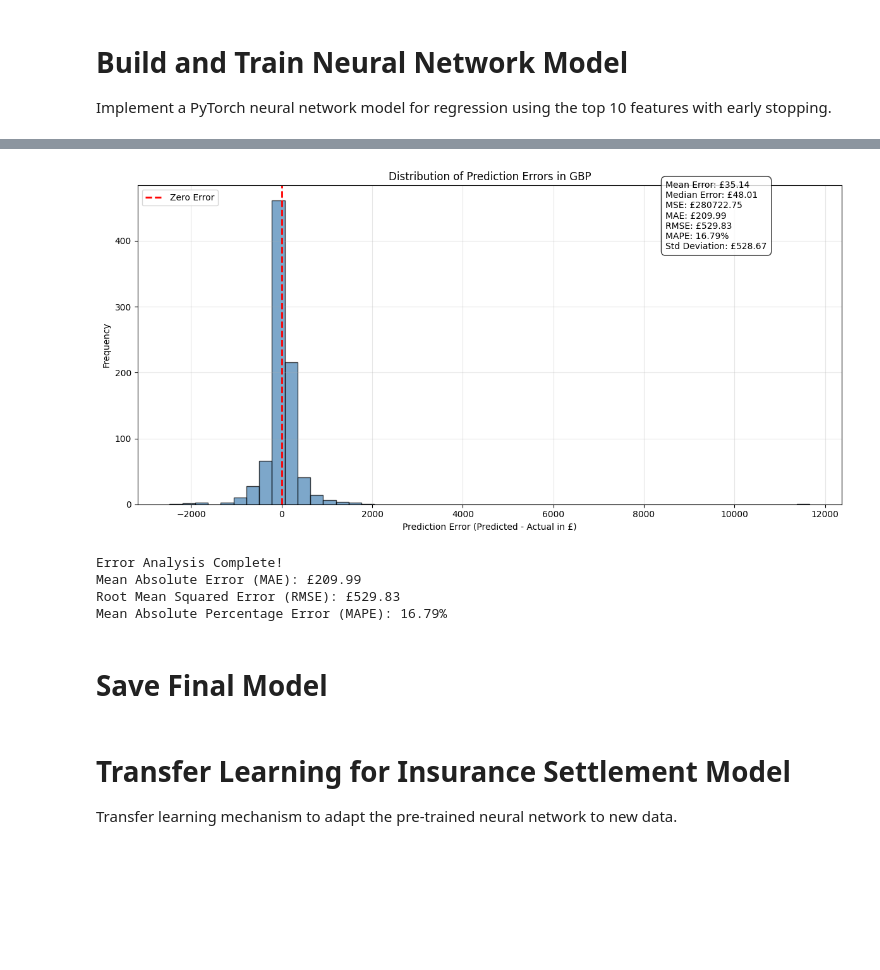
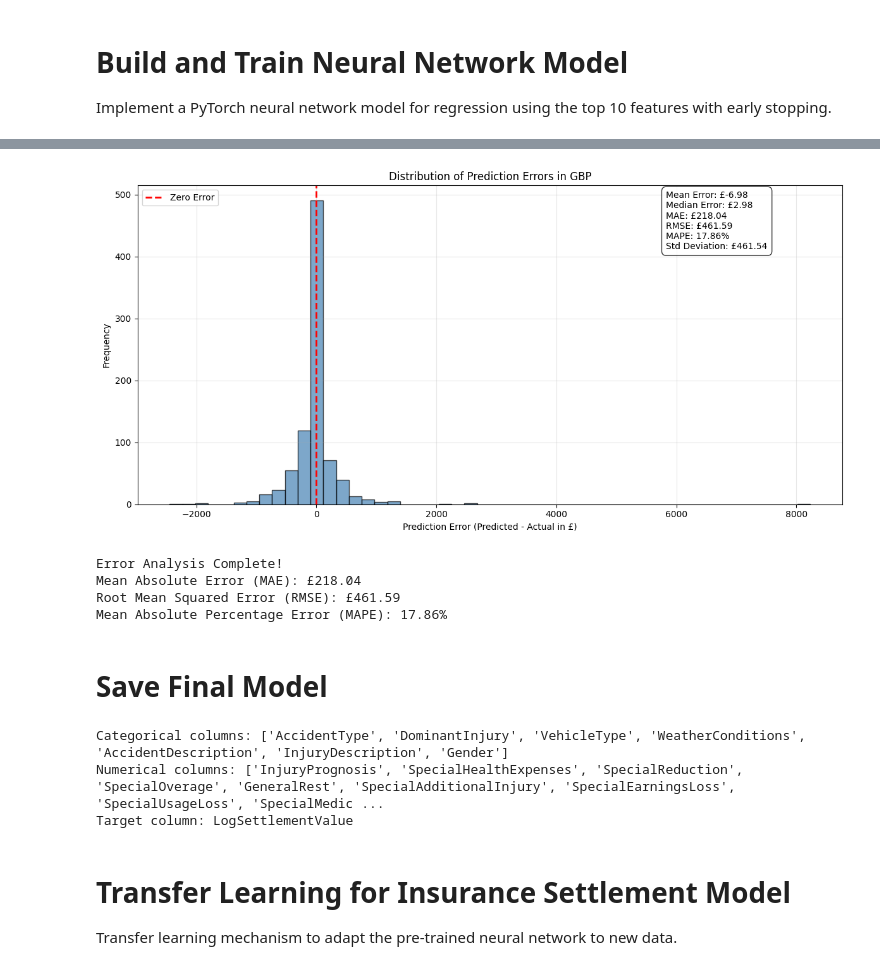
Before and after one commit to DeerWhiplash/headlights, a Jupyter notebook: dataset/nn.ipynb, the cells around one changed output, grey strips where cells are left out. Cells and saved outputs as stored; diff of their text form; code cells hidden in the pictures; blank space fills up the shorter version.

```diff
--- a/dataset/nn.ipynb
+++ b/dataset/nn.ipynb
@@ -663,7 +662,6 @@ def grid_search_cluster_loss(model, train_loader, val_loader, device, epochs_per
 
     return best_criterion, best_params, results
 # %%
-
 # Define the PyTorch neural network model for top 10 features
 # More balanced neural network that avoids over-correction
 # Check if MPS (Metal Performance Shaders) backend is available for Apple Silicon
@@ -749,9 +747,6 @@ class InsuranceNN(nn.Module):
 input_size = X_train_tensor.shape[1]
 model = InsuranceNN(input_size).to(device)
 
-
-
-
 # # Use the new cluster-aware loss function
 # criterion = AdaptiveRobustMSELoss().to(device)
 
@@ -774,8 +769,12 @@ print("Starting grid search for optimal loss function parameters...")
 
 # Run grid search to find best loss function parameters
 # Use the cluster-based grid search instead of the original
+print("Starting grid search for optimal loss function parameters...")
 
-best_criterion, best_params, grid_results = grid_search_cluster_loss(
+# Collect all training targets for cluster fitting
+train_targets = torch.cat([y for _, y in train_loader], dim=0)
+
+best_criterion, best_params, grid_results = grid_search_auto_cluster_loss(
     model, grid_train_loader, grid_val_loader, device, epochs_per_combo=25
 )
 
@@ -823,7 +822,7 @@ val_loader = DataLoader(val_dataset, batch_size=batch_size, shuffle=False)
 test_loader = DataLoader(test_dataset, batch_size=batch_size, shuffle=False)
 
 # Training settings
-num_epochs = 160  # Slightly more epochs
+num_epochs = 200  # Slightly more epochs
 early_stopping_patience = 25
 best_val_loss = float('inf')
 patience_counter = 0
@@ -1165,7 +1164,6 @@ def analyze_prediction_errors_gbp(actual_gbp, predicted_gbp, figsize=(12, 6), bi
     # Add statistics to the plot
     stats_text = (f'Mean Error: £{mean_error:.2f}\n'
                   f'Median Error: £{median_error:.2f}\n'
-                  f'MSE: £{mse:.2f}\n'
                   f'MAE: £{mae:.2f}\n'
                   f'RMSE: £{rmse:.2f}\n'
                   f'MAPE: {mape:.2f}%\n'
@@ -1181,38 +1179,38 @@ def analyze_prediction_errors_gbp(actual_gbp, predicted_gbp, figsize=(12, 6), bi
     if save_path:
         plt.savefig(save_path, dpi=300, bbox_inches='tight')
 
     if show_plot:
         plt.show()
     else:
         plt.close()
 
     # Return error metrics as a dictionary
     return {
         'mean_error': mean_error,
         'median_error': median_error,
         'std_error': std_error,
         'mse': mse,
         'mae': mae,
         'rmse': rmse,
         'mape': mape
     }
 
 # Example usage - add this after evaluating your model with the evaluate_model_in_gbp function
 error_metrics = analyze_prediction_errors_gbp(
     gbp_metrics['actual_gbp'],
     gbp_metrics['predicted_gbp']
 )
 
 print("Error Analysis Complete!")
 print(f"Mean Absolute Error (MAE): £{error_metrics['mae']:.2f}")
 print(f"Root Mean Squared Error (RMSE): £{error_metrics['rmse']:.2f}")
 print(f"Mean Absolute Percentage Error (MAPE): {error_metrics['mape']:.2f}%")
 # %% [output]
-[figure, old version]
+[figure, new version]
 Error Analysis Complete!
-Mean Absolute Error (MAE): £209.99
-Root Mean Squared Error (RMSE): £529.83
-Mean Absolute Percentage Error (MAPE): 16.79%
+Mean Absolute Error (MAE): £218.04
+Root Mean Squared Error (RMSE): £461.59
+Mean Absolute Percentage Error (MAPE): 17.86%
 # %% [markdown]
 # Save Final Model
 # %%
@@ -1237,3 +1235,53 @@ print("Model trained on top 10 features saved to 'neural_network_top10_features.
+# %%
+# Function to identify categorical and numerical columns (same as model_comparison.ipynb)
+def identify_columns(data):
+    # Identify categorical and numerical columns
+    categorical_cols = data.select_dtypes(include=['object', 'string']).columns.tolist()
+    numerical_cols = data.select_dtypes(include=['int64', 'float64']).columns.tolist()
+
+    # Remove the target variable from the feature lists
+    target_col = 'LogSettlementValue'
+
+    # Remove both the log-transformed target AND the original settlement value from features
+    if target_col in numerical_cols:
+        numerical_cols.remove(target_col)
+    if 'SettlementValue' in numerical_cols:
+        numerical_cols.remove('SettlementValue')
+
+    return categorical_cols, numerical_cols, target_col
+
+# Define preprocessor function (similar to model_comparison.ipynb)
+def define_preprocessor(data):
+    categorical_cols, numerical_cols, _ = identify_columns(data)
+
+    numerical_transformer = Pipeline(steps=[
+        ('imputer', SimpleImputer(strategy='median')),  # Handle missing numerical values with median
+        ('scaler', StandardScaler())                    # Standardize numerical features
+    ])
+
+    categorical_transformer = Pipeline(steps=[
+        ('imputer', SimpleImputer(strategy='most_frequent')),  # Handle missing categorical values
+        ('onehot', OneHotEncoder(handle_unknown='ignore', sparse_output=False))
+    ])
+
+    preprocessor = ColumnTransformer(
+        transformers=[
+            ('num', numerical_transformer, numerical_cols),
+            ('cat', categorical_transformer, categorical_cols)
+        ]
+    )
+
+    return preprocessor, numerical_cols, categorical_cols
+
+# Get categorical and numerical columns
+categorical_cols, numerical_cols, target_col = identify_columns(claim_data)
+print(f"\nCategorical columns: {categorical_cols}")
+print(f"Numerical columns: {numerical_cols}")
+print(f"Target column: {target_col}")
+# %% [output]
+Categorical columns: ['AccidentType', 'DominantInjury', 'VehicleType', 'WeatherConditions', 'AccidentDescription', 'InjuryDescription', 'Gender']
+Numerical columns: ['InjuryPrognosis', 'SpecialHealthExpenses', 'SpecialReduction', 'SpecialOverage', 'GeneralRest', 'SpecialAdditionalInjury', 'SpecialEarningsLoss', 'SpecialUsageLoss', 'SpecialMedic ...
+Target column: LogSettlementValue
 # %% [markdown]
 # Transfer Learning for Insurance Settlement Model
 Transfer learning mechanism to adapt the pre-trained neural network to new data.
```
Also changed, not shown: parts of 8 cells of this notebook, 2 other files.
